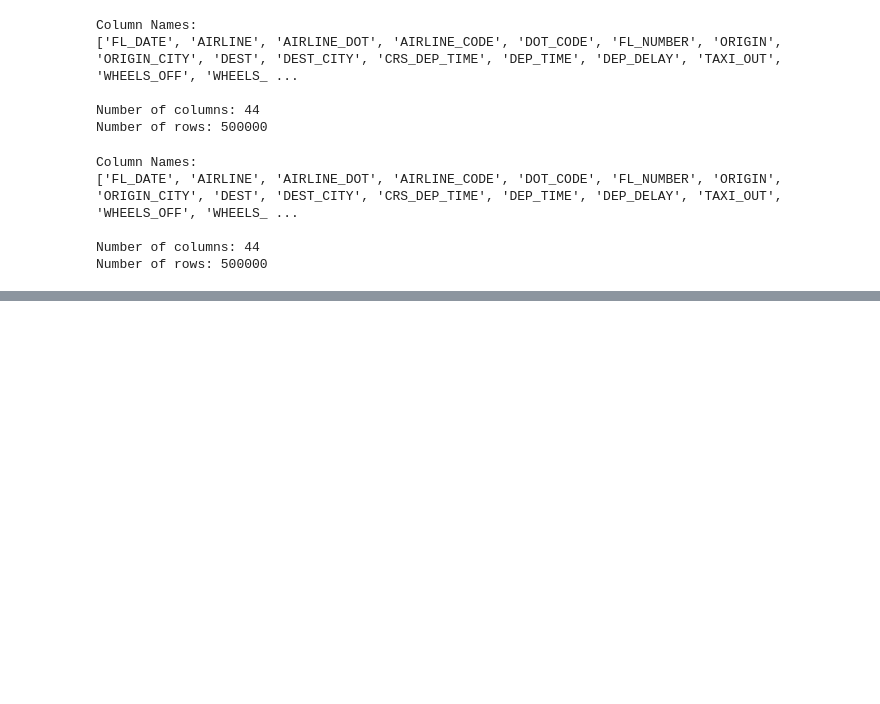
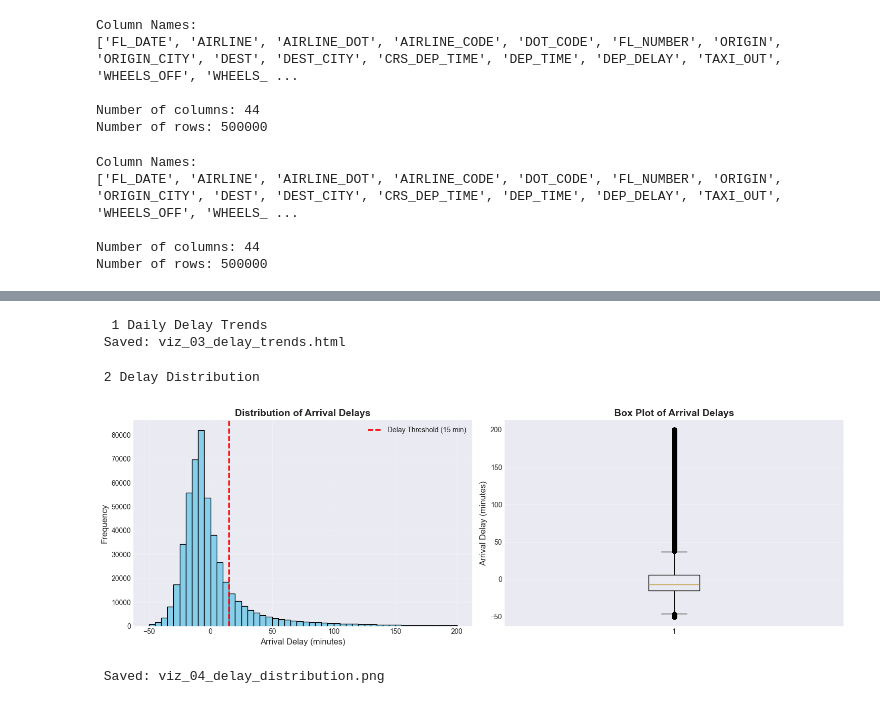
Before and after one commit to KL193/data-analysis-project-flight-delay, a Jupyter notebook: Untitled-1.ipynb, the cells around one changed output, grey strips where cells are left out. Cells and saved outputs as stored; diff of their text form; code cells hidden in the pictures; blank space fills up the shorter version.

```diff
--- a/Untitled-1.ipynb
+++ b/Untitled-1.ipynb
@@ -629,0 +673,80 @@ Number of rows: 500000
+# %%
+print("\n  1 Daily Delay Trends")
+
+if 'FL_DATE' in df.columns and 'ARR_DELAY' in df.columns:
+    df['FL_DATE'] = pd.to_datetime(df['FL_DATE'])
+
+
+    daily_delays = df.groupby('FL_DATE').agg({
+        'ARR_DELAY': 'mean',
+        'IS_DELAYED': 'mean'
+    }).reset_index()
+
+
+    fig = make_subplots(
+        rows=2, cols=1,
+        subplot_titles=('Average Arrival Delay Over Time', 'Delay Rate Over Time'),
+        vertical_spacing=0.12
+    )
+
+
+    fig.add_trace(
+        go.Scatter(x=daily_delays['FL_DATE'], y=daily_delays['ARR_DELAY'],
+                   mode='lines', name='Avg Delay (min)',
+                   line=dict(color='red', width=1)),
+        row=1, col=1
+    )
+
+
+    fig.add_trace(
+        go.Scatter(x=daily_delays['FL_DATE'], y=daily_delays['IS_DELAYED']*100,
+                   mode='lines', name='Delay Rate (%)',
+                   line=dict(color='orange', width=1)),
+        row=2, col=1
+    )
+
+    fig.update_xaxes(title_text="Date", row=2, col=1)
+    fig.update_yaxes(title_text="Minutes", row=1, col=1)
+    fig.update_yaxes(title_text="Percentage", row=2, col=1)
+
+    fig.update_layout(height=700, title_text="Flight Delay Trends (2019-2023)",
+                      showlegend=True)
+
+    fig.write_html('viz_03_delay_trends.html')
+    fig.show()
+    print(" Saved: viz_03_delay_trends.html")
+# %% [output]
+  1 Daily Delay Trends
+ Saved: viz_03_delay_trends.html
+# %%
+print("\n 2 Delay Distribution")
+
+if 'ARR_DELAY' in df.columns:
+    # Filter out extreme outliers for better visualization
+    delay_filtered = df[df['ARR_DELAY'].between(-50, 200)]
+
+    fig, axes = plt.subplots(1, 2, figsize=(15, 5))
+
+    # Histogram
+    axes[0].hist(delay_filtered['ARR_DELAY'], bins=50, color='skyblue', edgecolor='black')
+    axes[0].axvline(x=15, color='red', linestyle='--', linewidth=2, label='Delay Threshold (15 min)')
+    axes[0].set_xlabel('Arrival Delay (minutes)', fontsize=12)
+    axes[0].set_ylabel('Frequency', fontsize=12)
+    axes[0].set_title('Distribution of Arrival Delays', fontsize=14, fontweight='bold')
+    axes[0].legend()
+    axes[0].grid(alpha=0.3)
+
+    # Box plot
+    axes[1].boxplot(delay_filtered['ARR_DELAY'], vert=True)
+    axes[1].set_ylabel('Arrival Delay (minutes)', fontsize=12)
+    axes[1].set_title('Box Plot of Arrival Delays', fontsize=14, fontweight='bold')
+    axes[1].grid(alpha=0.3)
+
+    plt.tight_layout()
+    plt.savefig('viz_04_delay_distribution.png', dpi=300, bbox_inches='tight')
+    plt.show()
+    print(" Saved: viz_04_delay_distribution.png")
+# %% [output]
+ 2 Delay Distribution
+[figure, added]
+ Saved: viz_04_delay_distribution.png
```
Also changed, not shown: parts of 4 cells of this notebook, 3 other files.
